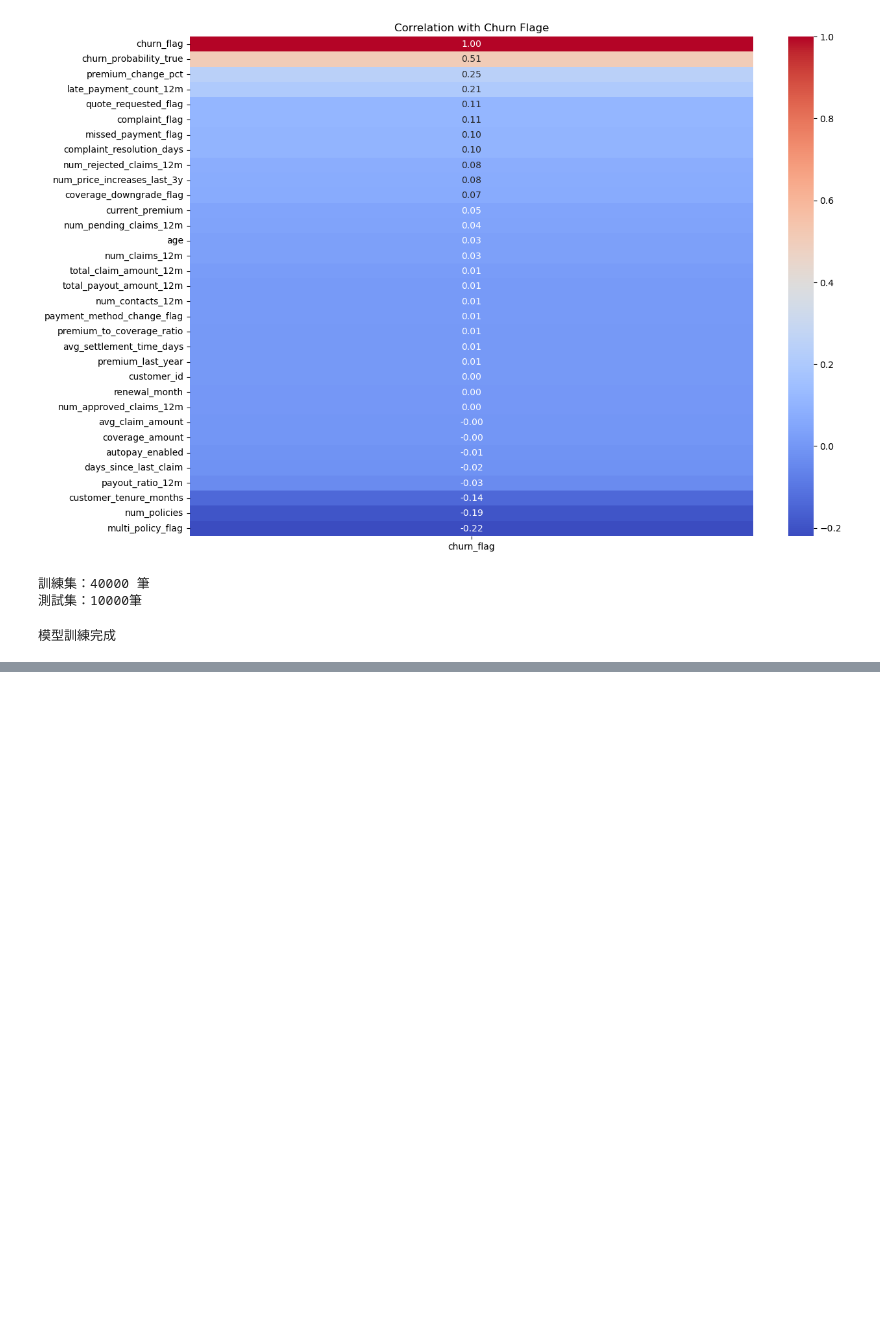
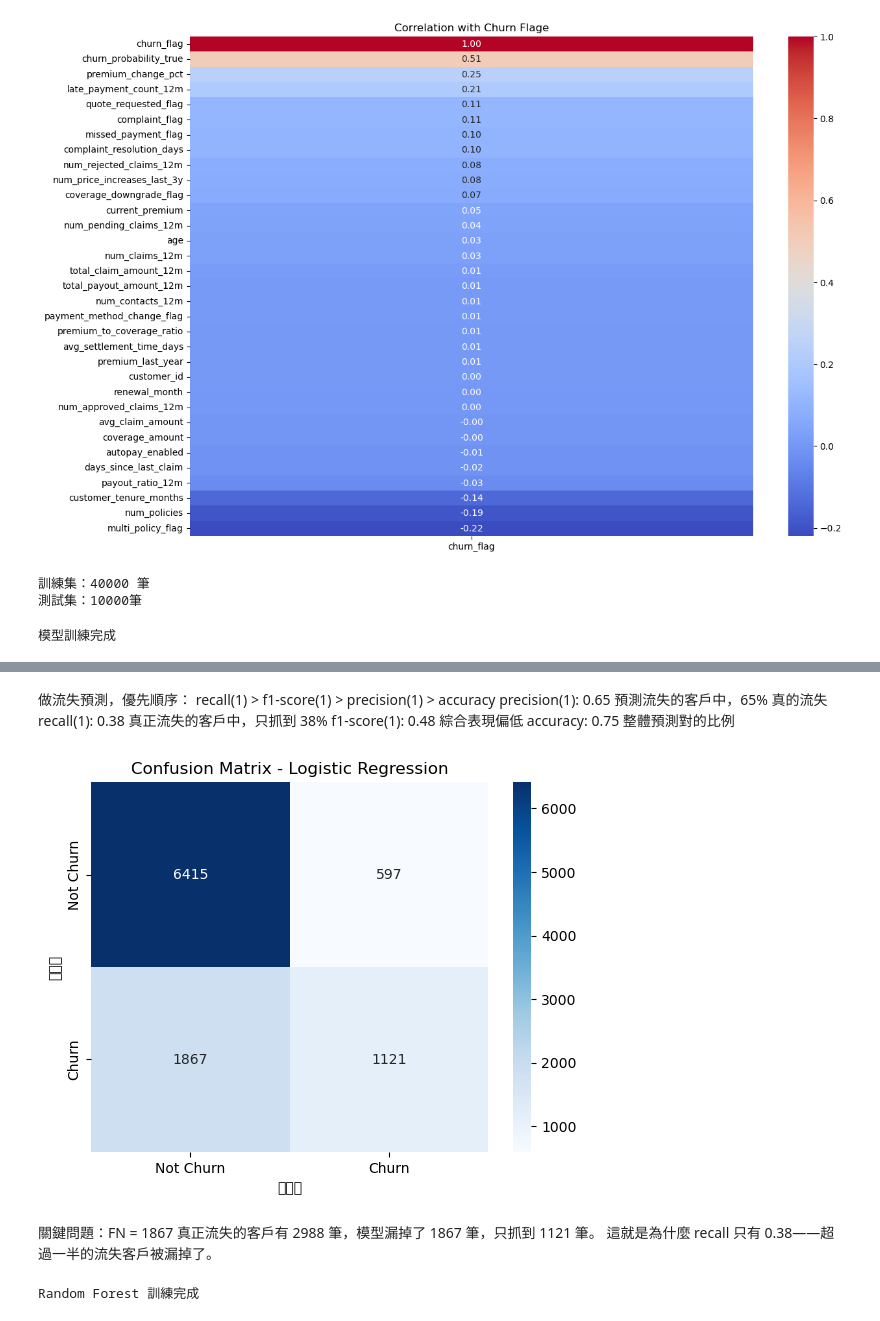
Before and after one commit to jojolily84/insurance-churn-analysis, a Jupyter notebook: notebooks/01_EDA.ipynb, the cells around one changed output, grey strips where cells are left out. Drawn from its saved outputs; the diff is of its cells as text; code cells hidden in the pictures; blank space fills up the shorter version.

Commit message:
Add model evaluation:Logistic Regression and Random Forest comparison

```diff
--- a/notebooks/01_EDA.ipynb
+++ b/notebooks/01_EDA.ipynb
@@ -154,7 +154,7 @@ X = df[features]
 y = df['churn_flag']
 # 切分訓練集和測試集(80% 訓練，20% 測試)
 x_train, x_test, y_train, y_test = train_test_split(
-    x, y, test_size=0.2, random_state=42
+    X, y, test_size=0.2, random_state=42
 )
 
 print(f"訓練集：{x_train.shape[0]} 筆")
@@ -175,3 +175,8 @@ model.fit(x_train_scaled, y_train)
 print("模型訓練完成")
 # %% [output]
 模型訓練完成
+# %%
+#預測測試集
+y_pred = model.predict(x_test_scaled)
+#評估報告
+print(classification_report(y_test, y_pred))
@@ -177,0 +192,37 @@ print("模型訓練完成")
+# %% [markdown]
+做流失預測，優先順序：
+recall(1) > f1-score(1) > precision(1) > accuracy
+precision(1): 0.65 預測流失的客戶中，65% 真的流失
+recall(1): 0.38 真正流失的客戶中，只抓到 38%
+f1-score(1): 0.48 綜合表現偏低
+accuracy: 0.75 整體預測對的比例
+# %%
+#confusion matrix 視覺化
+import matplotlib.pyplot as plt
+import seaborn as sns
+
+cm = confusion_matrix(y_test, y_pred)
+sns.heatmap(cm, annot = True, fmt = 'd', cmap = 'Blues',
+            xticklabels = ['Not Churn', 'Churn'],
+            yticklabels = ['Not Churn', 'Churn'])
+plt.title('Confusion Matrix - Logistic Regression')
+
+plt.ylabel('真實質')
+plt.xlabel('預測值')
+plt.show()
+# %% [output]
+[figure, added]
+# %% [markdown]
+關鍵問題：FN = 1867
+真正流失的客戶有 2988 筆，模型漏掉了 1867 筆，只抓到 1121 筆。
+這就是為什麼 recall 只有 0.38——超過一半的流失客戶被漏掉了。
+# %%
+#Random Forest
+from sklearn.ensemble import RandomForestClassifier
+
+rf_model = RandomForestClassifier(n_estimators = 100, random_state = 42)
+#建立 100 棵決策樹，最後投票決定結果,100 是常用的起點
+rf_model.fit(x_train_scaled, y_train)
+print("Random Forest 訓練完成")
+# %% [output]
+Random Forest 訓練完成
```
Also changed, not shown: parts of 5 cells of this notebook.
